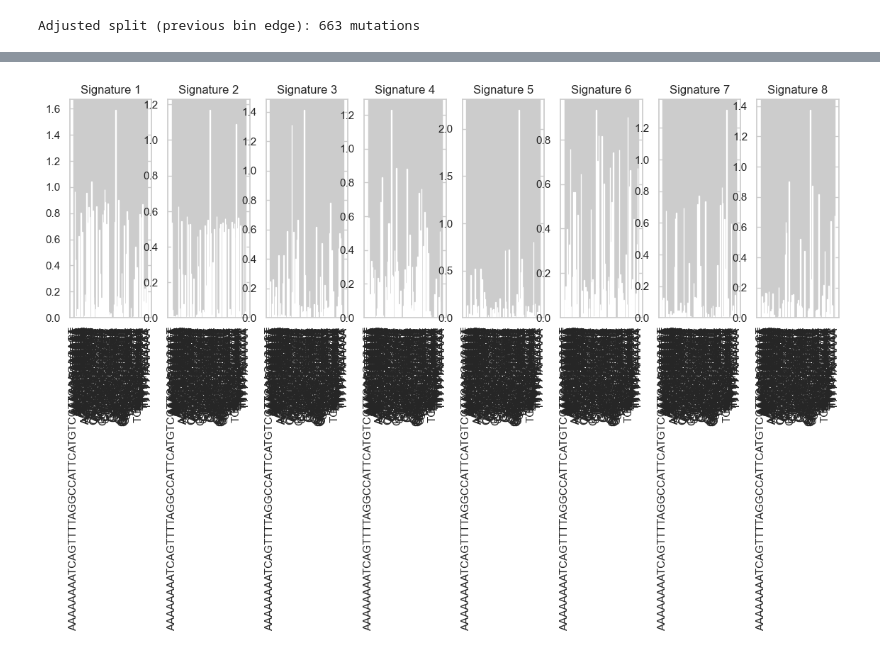
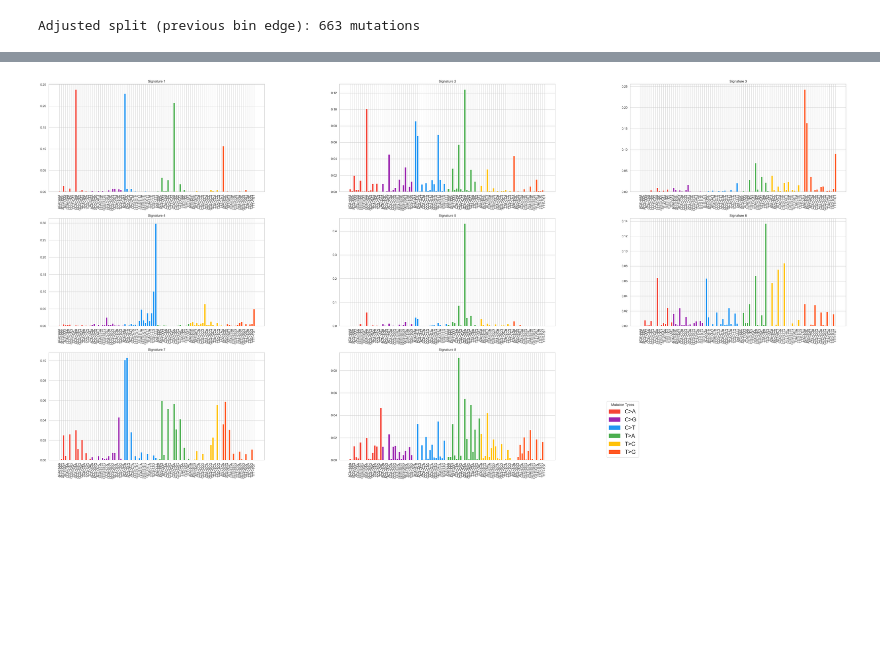
Before and after one commit to anl078/ECE204Repo, a Jupyter notebook: project3/NMF.ipynb, the cells around one changed output, grey strips where cells are left out. Cells and saved outputs as stored; diff of their text form; code cells hidden in the pictures; blank space fills up the shorter version.

Commit message:
fully corrected tri nucleotide context and updated plotting function for signatures

```diff
--- a/project3/NMF.ipynb
+++ b/project3/NMF.ipynb
@@ -226,3 +251,6 @@ See the caveats in the documentation: https://pandas.pydata.org/pandas-docs/stab
+# %%
+low_matrix = build_mutation_matrix(low_mut_filt, context_col = "context_full_std")
+high_matrix = build_mutation_matrix(high_mut_filt, context_col = "context_full_std")
 # %%
 # Align both series to same context index
 all_contexts = sorted(set(low_matrix.columns).union(set(high_matrix.columns)))
@@ -275,10 +308,12 @@ print("H shape:", H.shape)  # rows: signatures, columns: mutation contexts
 
 #USE THIS NMF!!!!!!!!!
 from sklearn.decomposition import NMF
+from sklearn.metrics import silhouette_score
 import matplotlib.pyplot as plt
 import pandas as pd
 import numpy as np
 import itertools
+from matplotlib.patches import Patch
 
 # Step 1: Filter rare mutation contexts (keep all patients)
 filtered_contexts = high_matrix.columns[high_matrix.sum() > 10]
@@ -343,14 +378,63 @@ model = NMF(
 W = model.fit_transform(X)
 H = model.components_
 
+num_rows = int(np.sqrt(H.shape[0])) + 1
+num_cols = int(np.ceil(H.shape[0] / num_rows))
 # Step 6: Plot signatures
-plt.figure(figsize=(14, 4))
-for i, row in enumerate(H):
-    plt.subplot(1, H.shape[0], i + 1)
-    plt.bar(range(len(row)), row)
-    plt.title(f'Signature {i+1}')
-    plt.xticks(range(len(row)), filtered_contexts, rotation=90)
-    plt.tight_layout()
+plt.figure(figsize=(40, 20))
+
+
+
+filtered_contexts_list = list(filtered_contexts)
+mut_type = [context[1] + context[3] + context[5] for context in filtered_contexts]
+context_mut_df = pd.DataFrame({
+    'context': filtered_contexts_list,
+    'mut_type': mut_type
+})
+
+context_mut_df['context'] = context_mut_df['context'].astype(str)
+context_mut_df.sort_values(by=['mut_type', 'context'], ascending=True, inplace=True)
+
+sorted_filtered_contexts = context_mut_df['context'].tolist()
+sorted_mut_type = context_mut_df['mut_type'].tolist()
+
+
+mutation_colors = {
+    'C>A': '#F44336',  # Red
+    'C>G': '#9C27B0',  # Purple
+    'C>T': '#2196F3',  # Blue
+    'T>A': '#4CAF50',  # Green
+    'T>C': '#FFC107',  # Amber
+    'T>G': '#FF5722'   # Deep Orange
+}
+
+#colors = [mutation_colors.get(mut, '#000000') for mut in mut_type]
+colors = [mutation_colors.get(mut, '#000000') for mut in sorted_mut_type]
+H_normalized = H / H.sum(axis=1)[:, np.newaxis]
+#cluster_labels = np.argmax(H_normalized, axis=0)
+
+#silhouette_avg = silhouette_score(data, cluster_labels)
+
+from matplotlib import colors as mcolors
+from matplotlib.colorbar import ColorbarBase
+
+mutation_cmap = mcolors.ListedColormap(list(mutation_colors.values()))
+
+for i, row in enumerate(H_normalized):
+
+    plt.subplot(num_rows, num_cols, i + 1)
+    #plt.bar(range(len(row)), row)
+    plt.bar(range(len(row)), row, color=colors)
+    plt.title(f'Signature {i + 1}')
+    plt.xticks(range(len(row)), sorted_filtered_contexts, rotation=90)
+    #plt.xticks(range(len(row)), filtered_contexts, rotation=90)
+
+plt.legend(
+    handles=[Patch(color=color, label=label) for label, color in mutation_colors.items()],
+    loc='lower right', bbox_to_anchor=(1.4, 0), title="Mutation Types", fontsize=20
+)
+
+plt.tight_layout()
 plt.show()
 # %% [output]
 Best Parameters:
@@ -363,4 +447,4 @@ Name: 83, dtype: object
-[figure, old version]
+[figure, new version]
 # %%
 print("W shape:", W.shape)  # rows: patients, columns: signatures
 print("H shape:", H.shape)  # rows: signatures, columns: mutation contexts
```
Also changed, not shown: parts of 7 cells of this notebook.
